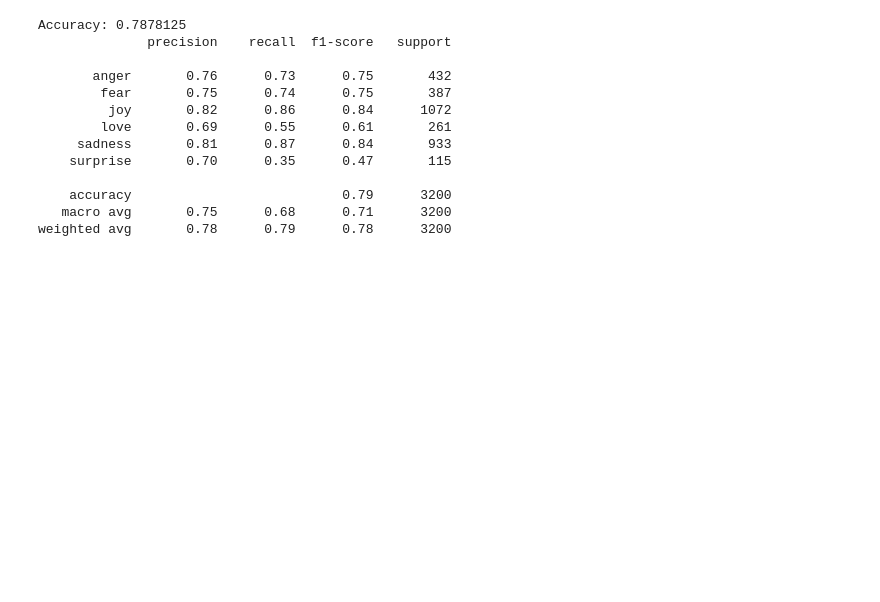
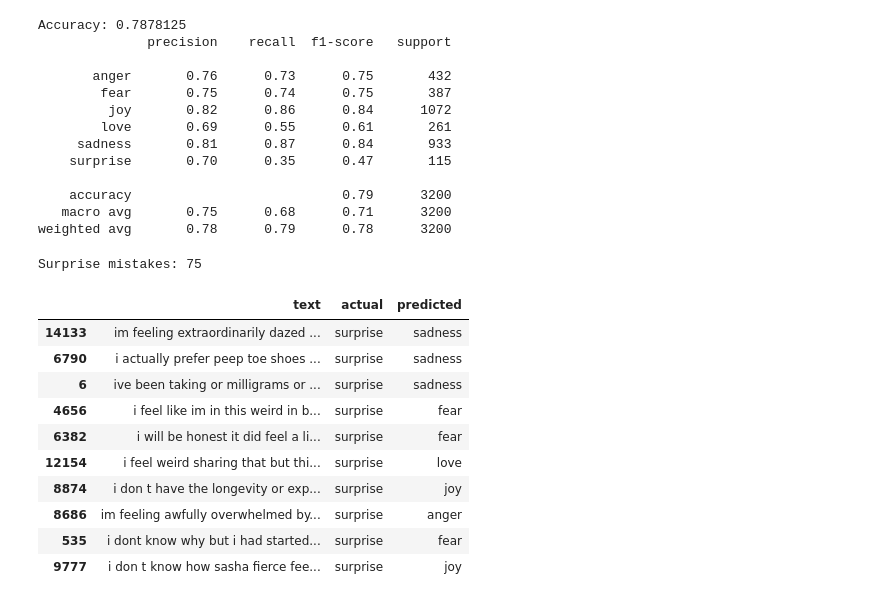
Before and after one commit to Mallik829/A_M_project_2, a Jupyter notebook: anita_emotions_model.ipynb, the cells around one changed output. Drawn from its saved outputs; the diff is of its cells as text; code cells hidden in the pictures; blank space fills up the shorter version.

Commit message:
Analyze surprise classification errors

```diff
--- a/anita_emotions_model.ipynb
+++ b/anita_emotions_model.ipynb
@@ -458,3 +458,34 @@ Accuracy: 0.7878125
     accuracy                           0.79      3200
    macro avg       0.75      0.68      0.71      3200
 weighted avg       0.78      0.79      0.78      3200
+# %%
+# Create a table of predictions
+errors = pd.DataFrame({
+    "text": X_test,
+    "actual": y_test,
+    "predicted": y_pred_final
+})
+
+# Keep only incorrect predictions
+errors = errors[errors["actual"] != errors["predicted"]]
+
+# Look at mistakes involving surprise
+surprise_errors = errors[errors["actual"] == "surprise"]
+
+print("Surprise mistakes:", len(surprise_errors))
+
+from IPython.display import display as show_table #diaplays Jupyters table display function as a new variable
+show_table(surprise_errors.head(10)) #display first 10
+# %% [output]
+Surprise mistakes: 75
+|  | text | actual | predicted |
+| 14133 | im feeling extraordinarily dazed ... | surprise | sadness |
+| 6790 | i actually prefer peep toe shoes ... | surprise | sadness |
+| 6 | ive been taking or milligrams or ... | surprise | sadness |
+| 4656 | i feel like im in this weird in b... | surprise | fear |
+| 6382 | i will be honest it did feel a li... | surprise | fear |
+| 12154 | i feel weird sharing that but thi... | surprise | love |
+| 8874 | i don t have the longevity or exp... | surprise | joy |
+| 8686 | im feeling awfully overwhelmed by... | surprise | anger |
+| 535 | i dont know why but i had started... | surprise | fear |
+| 9777 | i don t know how sasha fierce fee... | surprise | joy |
```
Also changed, not shown: parts of 1 cell of this notebook.
